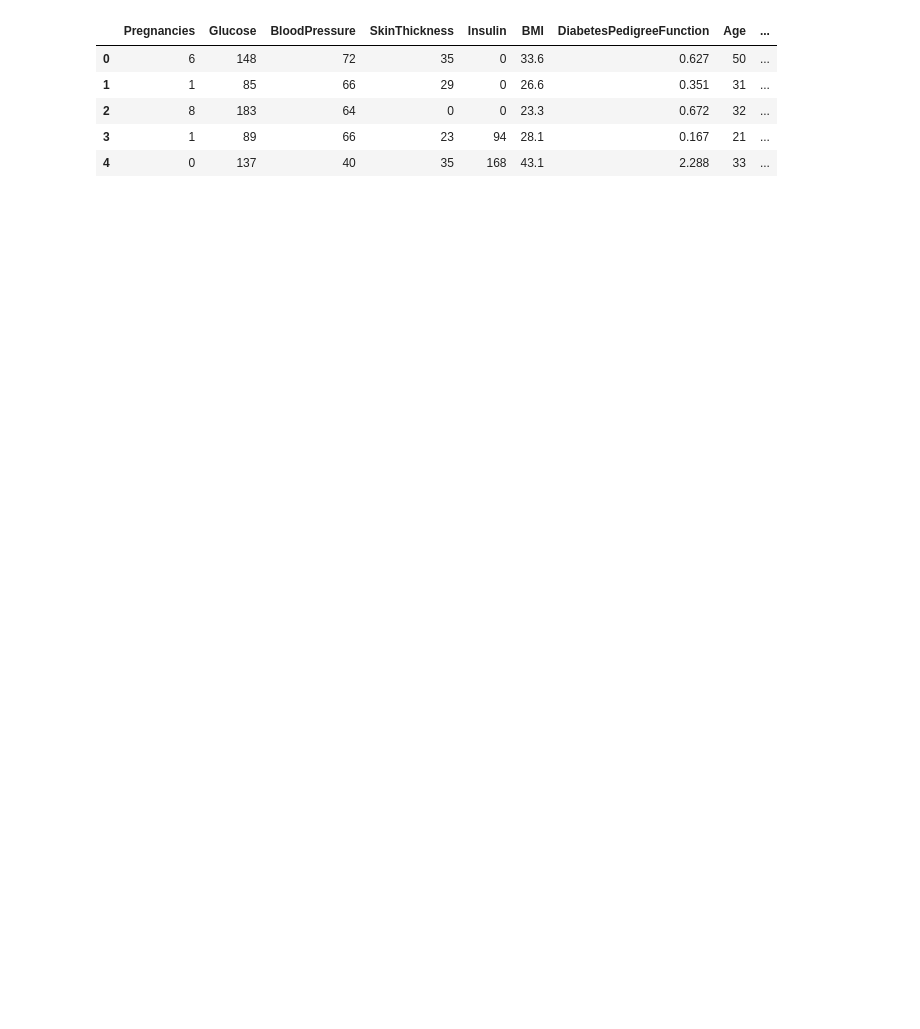
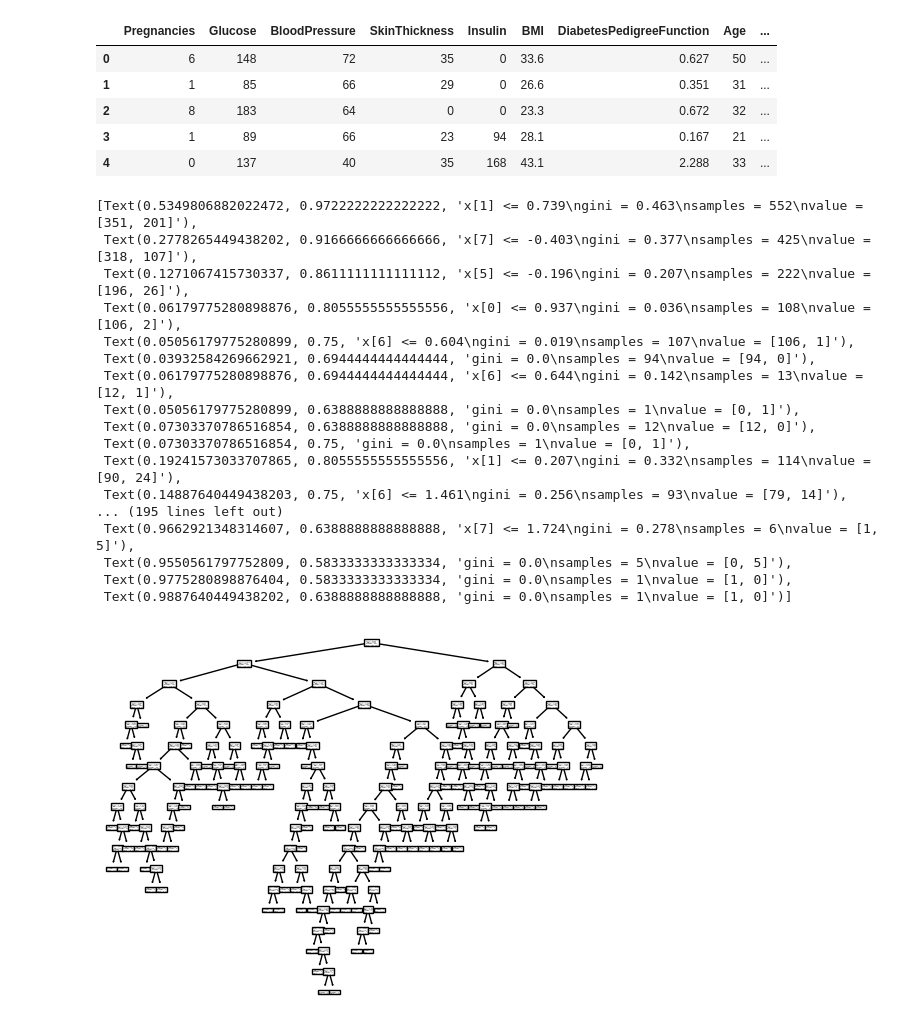
Before and after one commit to mauriceoboya/diabetes_analysis, a Jupyter notebook: decision_tree.ipynb, the cells around one changed output. Saved outputs shown, nothing was run; the diff lists cells and outputs as text; code cells hidden in the pictures; blank space fills up the shorter version.

```diff
--- a/decision_tree.ipynb
+++ b/decision_tree.ipynb
@@ -17,3 +17,32 @@ x=dataset.drop(columns=['Outcome'],axis=1)
 y=dataset['Outcome']
 from sklearn.preprocessing import StandardScaler
 src=StandardScaler()
+x=src.fit_transform(x)
+from sklearn import tree
+from sklearn.tree import DecisionTreeClassifier
+from sklearn.model_selection import train_test_split
+x_train,x_test,y_train,y_test=train_test_split(x,y,test_size=0.28,random_state=0,shuffle=True)
+# %%
+model=DecisionTreeClassifier()
+model=model.fit(x_train,y_train)
+# %%
+tree.plot_tree(model)
+# %% [output]
+[Text(0.5349806882022472, 0.9722222222222222, 'x[1] <= 0.739\ngini = 0.463\nsamples = 552\nvalue = [351, 201]'),
+ Text(0.2778265449438202, 0.9166666666666666, 'x[7] <= -0.403\ngini = 0.377\nsamples = 425\nvalue = [318, 107]'),
+ Text(0.1271067415730337, 0.8611111111111112, 'x[5] <= -0.196\ngini = 0.207\nsamples = 222\nvalue = [196, 26]'),
+ Text(0.06179775280898876, 0.8055555555555556, 'x[0] <= 0.937\ngini = 0.036\nsamples = 108\nvalue = [106, 2]'),
+ Text(0.05056179775280899, 0.75, 'x[6] <= 0.604\ngini = 0.019\nsamples = 107\nvalue = [106, 1]'),
+ Text(0.03932584269662921, 0.6944444444444444, 'gini = 0.0\nsamples = 94\nvalue = [94, 0]'),
+ Text(0.06179775280898876, 0.6944444444444444, 'x[6] <= 0.644\ngini = 0.142\nsamples = 13\nvalue = [12, 1]'),
+ Text(0.05056179775280899, 0.6388888888888888, 'gini = 0.0\nsamples = 1\nvalue = [0, 1]'),
+ Text(0.07303370786516854, 0.6388888888888888, 'gini = 0.0\nsamples = 12\nvalue = [12, 0]'),
+ Text(0.07303370786516854, 0.75, 'gini = 0.0\nsamples = 1\nvalue = [0, 1]'),
+ Text(0.19241573033707865, 0.8055555555555556, 'x[1] <= 0.207\ngini = 0.332\nsamples = 114\nvalue = [90, 24]'),
+ Text(0.14887640449438203, 0.75, 'x[6] <= 1.461\ngini = 0.256\nsamples = 93\nvalue = [79, 14]'),
+... (195 lines left out)
+ Text(0.9662921348314607, 0.6388888888888888, 'x[7] <= 1.724\ngini = 0.278\nsamples = 6\nvalue = [1, 5]'),
+ Text(0.9550561797752809, 0.5833333333333334, 'gini = 0.0\nsamples = 5\nvalue = [0, 5]'),
+ Text(0.9775280898876404, 0.5833333333333334, 'gini = 0.0\nsamples = 1\nvalue = [1, 0]'),
+ Text(0.9887640449438202, 0.6388888888888888, 'gini = 0.0\nsamples = 1\nvalue = [1, 0]')]
+[figure, added]
```
Also changed, not shown: parts of 3 cells of this notebook.
